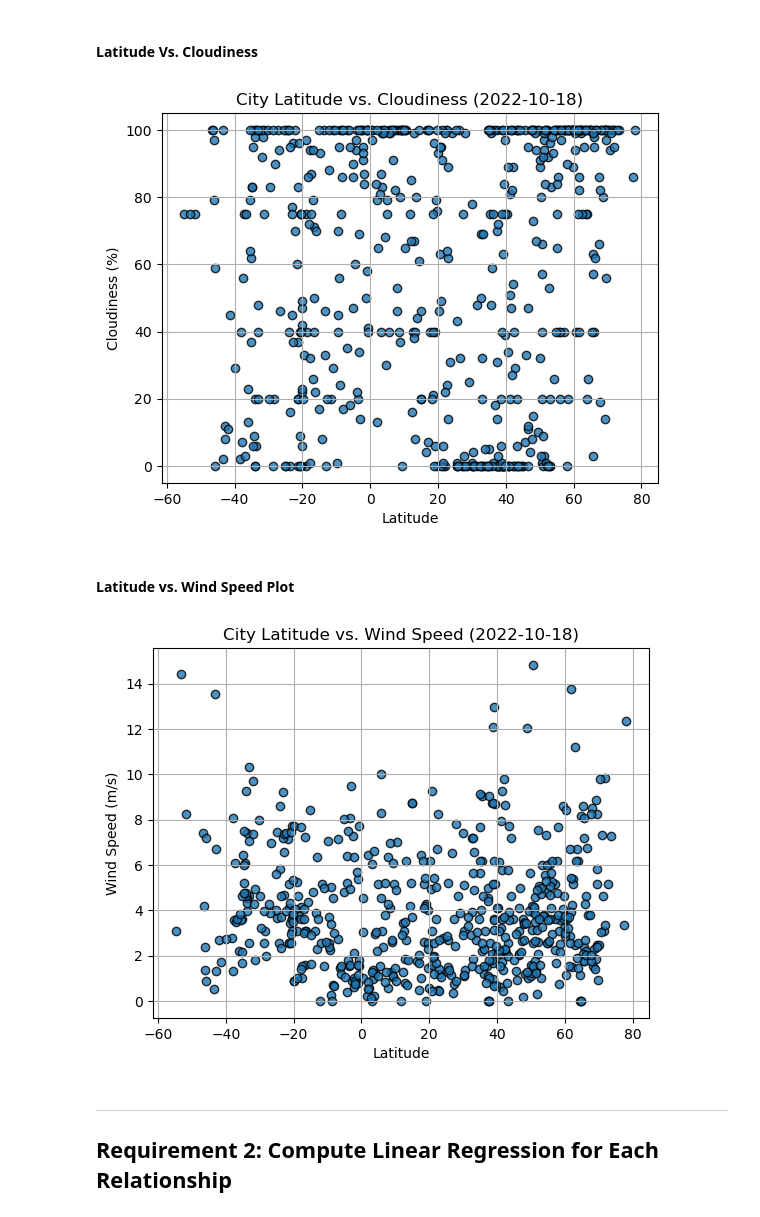
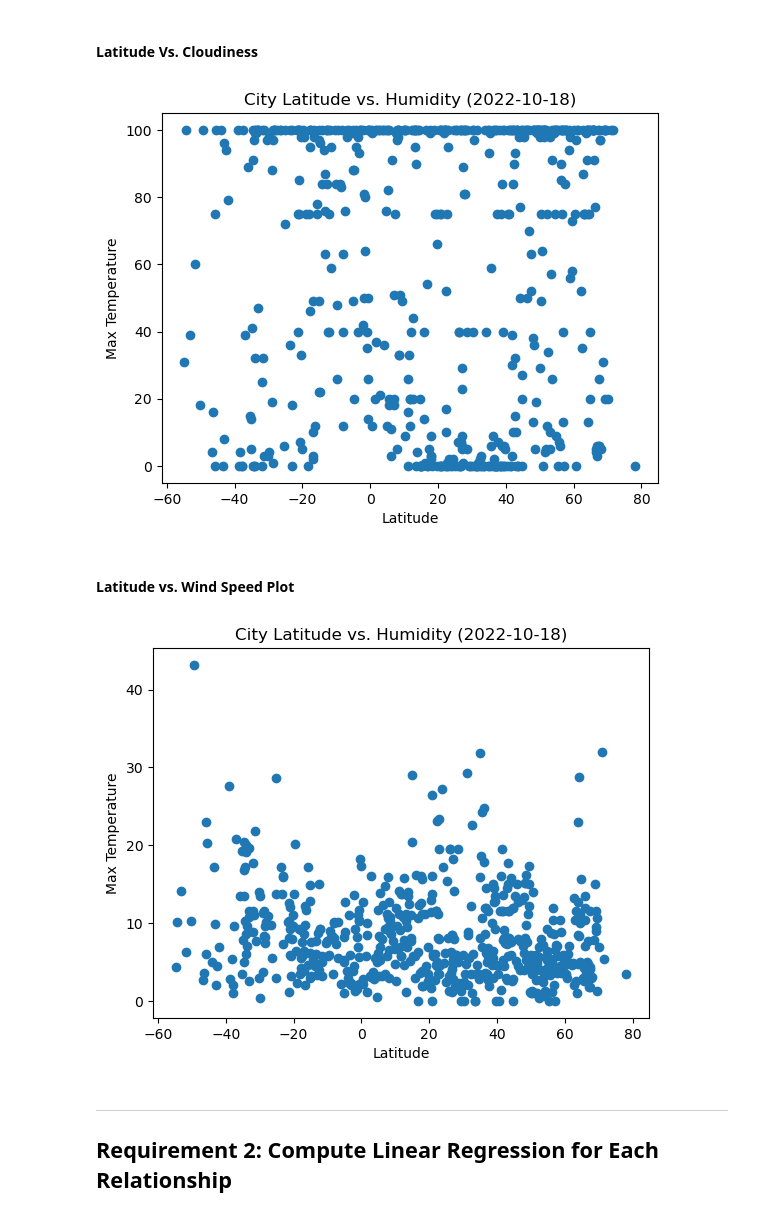
Before and after one commit to Ali-7866/python-api-challenge, a Jupyter notebook: Starter_Code/starter_code/WeatherPy.ipynb, the cells around one changed output. Drawn from its saved outputs; the diff is of its cells as text; code cells hidden in the pictures.

```diff
--- a/Starter_Code/starter_code/WeatherPy.ipynb
+++ b/Starter_Code/starter_code/WeatherPy.ipynb
@@ -138,6 +179,6 @@ OSError: Cannot save file into a non-existent directory: 'output_data'
 # %%
 # Read saved data
-city_data_df = pd.read_csv("output_data/cities.csv", index_col="City_ID")
+city_data_df = pd.read_csv("../output_data/cities.csv", index_col="City_ID")
 
 # Display sample data
 city_data_df.head()
@@ -188,33 +239,42 @@ plt.show()
 # %%
 # Build the scatter plots for latitude vs. cloudiness
 # YOUR CODE HERE
-
+x_axis_df3 = city_data_df["Lat"]
+y_axis_df3 = city_data_df["Cloudiness"]
+plt.scatter(x_axis_df3, y_axis_df3)
 # Incorporate the other graph properties
 # YOUR CODE HERE
-
+plt.xlabel('Latitude')
+plt.ylabel('Max Temperature')
+plt.title('City Latitude vs. Humidity (2022-10-18)')
 # Save the figure
-plt.savefig("output_data/Fig3.png")
+plt.savefig("../output_data/Fig3.png")
 
 # Show plot
 plt.show()
 # %% [output]
-[figure, old version]
+[figure, new version]
 # %% [markdown]
 #### Latitude vs. Wind Speed Plot
 # %%
 # Build the scatter plots for latitude vs. wind speed
 # YOUR CODE HERE
-
+x_axis_df4 = city_data_df["Lat"]
+y_axis_df4 = city_data_df["Wind Speed"]
+plt.scatter(x_axis_df4, y_axis_df4)
 # Incorporate the other graph properties
 # YOUR CODE HERE
+plt.xlabel('Latitude')
+plt.ylabel('Max Temperature')
+plt.title('City Latitude vs. Humidity (2022-10-18)')
 
 # Save the figure
-plt.savefig("output_data/Fig4.png")
+plt.savefig("../output_data/Fig4.png")
 
 # Show plot
 plt.show()
 # %% [output]
-[figure, old version]
+[figure, new version]
 # %% [markdown]
 ---
 
```
Also changed, not shown: parts of 38 cells of this notebook.
